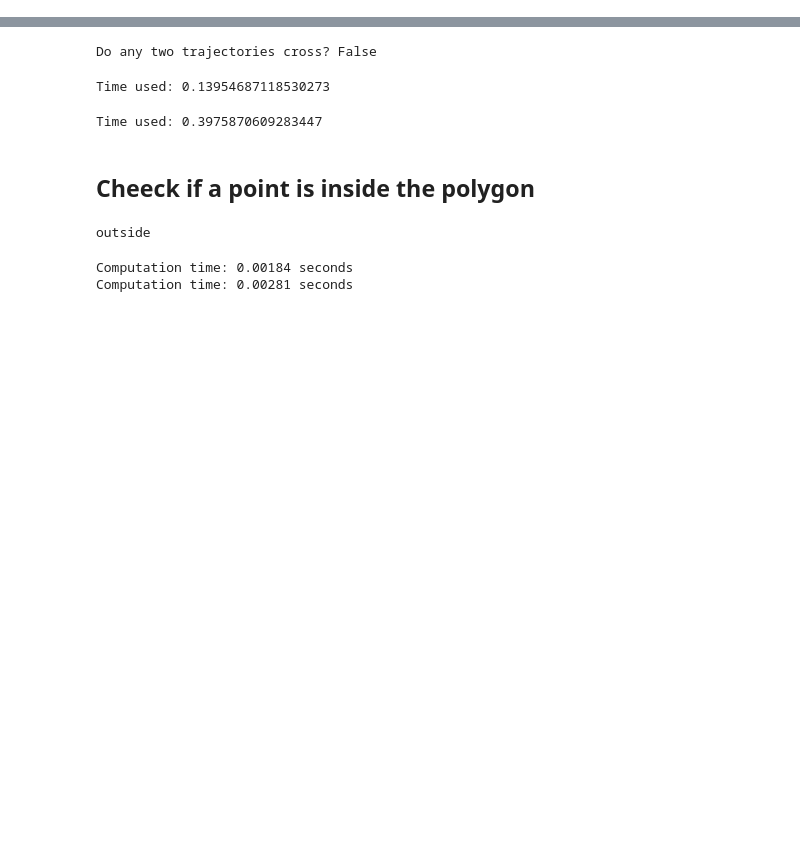
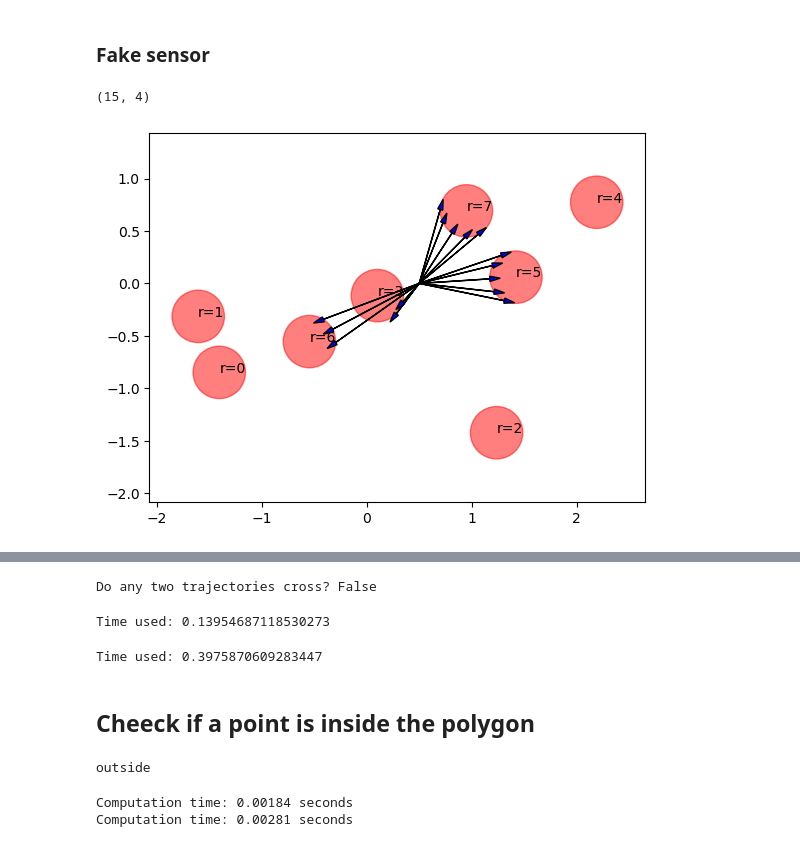
Before and after one commit to SpartanTan/RL-everything, a Jupyter notebook: torh_tutorial/generate_path.ipynb, the cells around one changed output, grey strips where cells are left out. Saved outputs shown, nothing was run; the diff lists cells and outputs as text; code cells hidden in the pictures; blank space fills up the shorter version.

```diff
--- a/torh_tutorial/generate_path.ipynb
+++ b/torh_tutorial/generate_path.ipynb
@@ -560,0 +699,72 @@ AssertionError: The query point is outside the boundary
+# %% [markdown]
+### Fake sensor
+# %%
+import numpy as np
+
+# Circle parameters
+# circles = np.array([[0,0,1],[1,1,1],[2,2,1],[3,3,1],[4,4,1],[5,5,1],[6,6,1],[7,7,1]])  # example values
+circles = testPath.obstacles_np.copy()
+# Point and its heading angle
+# point = np.array([2, 2, np.pi/4])  # example values
+point = atr_state.copy()
+
+# Discretize theta
+thetas = np.linspace(0, 2*np.pi, 10)
+
+distances = []
+angle_diffs = []
+angle_diffs_global = []
+obstacles_obs = []
+
+# For each circle
+for circle in circles:
+    h, k, r = circle
+    angle_diff = np.arctan2(k - point[1], h - point[0])
+    narrow_angle = np.deg2rad(120)
+    angle_inbetween = np.deg2rad(120)
+    start_angle = angle_diff + narrow_angle
+    end_angle = start_angle + angle_inbetween
+    thetas = np.linspace(start_angle, end_angle, 5)
+    # Calculate x and y for each theta
+    xs = h + r * np.cos(thetas)
+    ys = k + r * np.sin(thetas)
+
+    # Calculate distances for each (x, y)
+    distance = np.sqrt((point[0] - xs)**2 + (point[1] - ys)**2)
+    distances.append(distance)
+
+    # Calculate angle differences
+    angles = np.arctan2(ys - point[1], xs - point[0])
+    angle_diffs_global.append(angles)
+    angle_diff = np.abs(angles - point[2]) % (2 * np.pi)
+    angle_diff = np.where(angle_diff > np.pi, angle_diff - 2 * np.pi, angle_diff)
+    angle_diffs.append(angle_diff)
+
+distances = np.array(distances)
+distances = distances.flatten()
+angle_diffs = np.array(angle_diffs)
+angle_diffs = angle_diffs.flatten()
+angle_diffs_global = np.array(angle_diffs_global)
+angle_diffs_global = angle_diffs_global.flatten()
+
+for idx, distance in enumerate(distances):
+    # distance_threshold = 1.0
+    # angle_threshold = np.deg2rad(120)
+    if distance < distance_threshold and np.abs(angle_diffs[idx]) < angle_threshold:
+        obstacles_obs.append([distance, angle_diffs[idx], angle_diffs_global[idx], idx])
+obstacles_obs = np.array(obstacles_obs).reshape(-1, 4)
+# PLOT
+i = 0
+for p_obst, r_obst in tempPath.obstacles:
+    circle = plt.Circle((p_obst[0], p_obst[1]), r_obst, color='r', alpha=0.5)
+    plt.text(p_obst[0], p_obst[1], f"r={i}", fontsize=10)
+    plt.gca().add_patch(circle)
+    i += 1
+for i, obs in enumerate(obstacles_obs):
+    draw_arrow(atr_state[0], atr_state[1], obs[2], obs[0])
+
+plt.axis("equal")
+print(obstacles_obs.shape)
+# %% [output]
+(15, 4)
+[figure, added]
```
Also changed, not shown: parts of 10 cells of this notebook, 1 other file.
